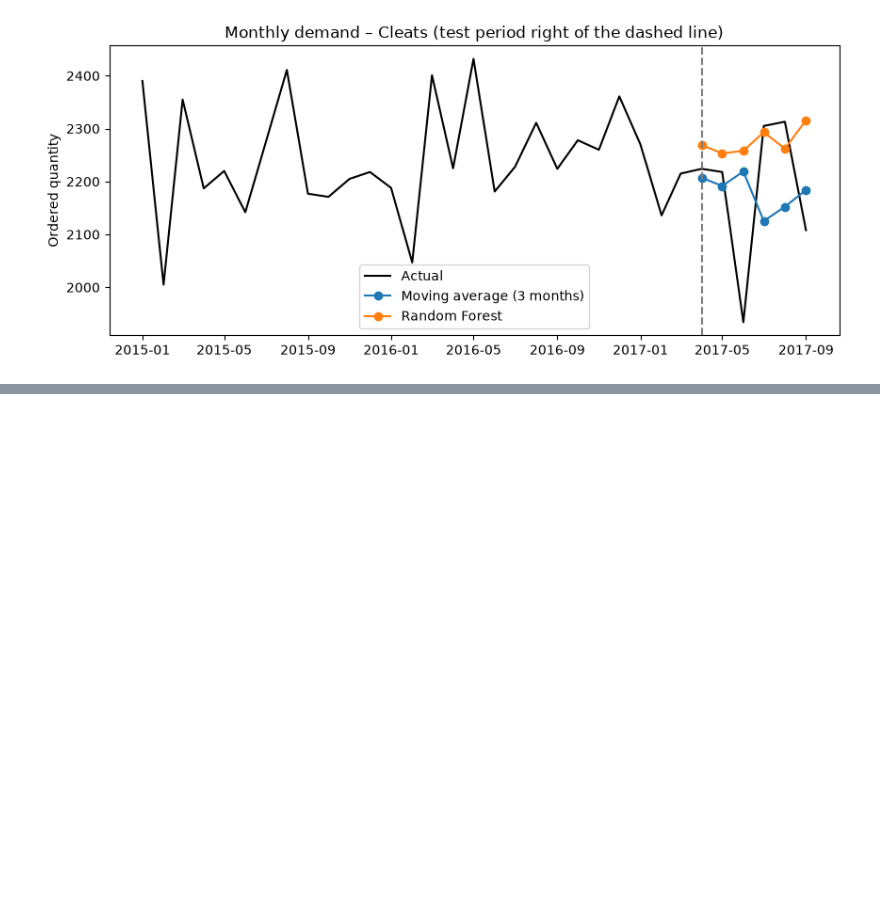
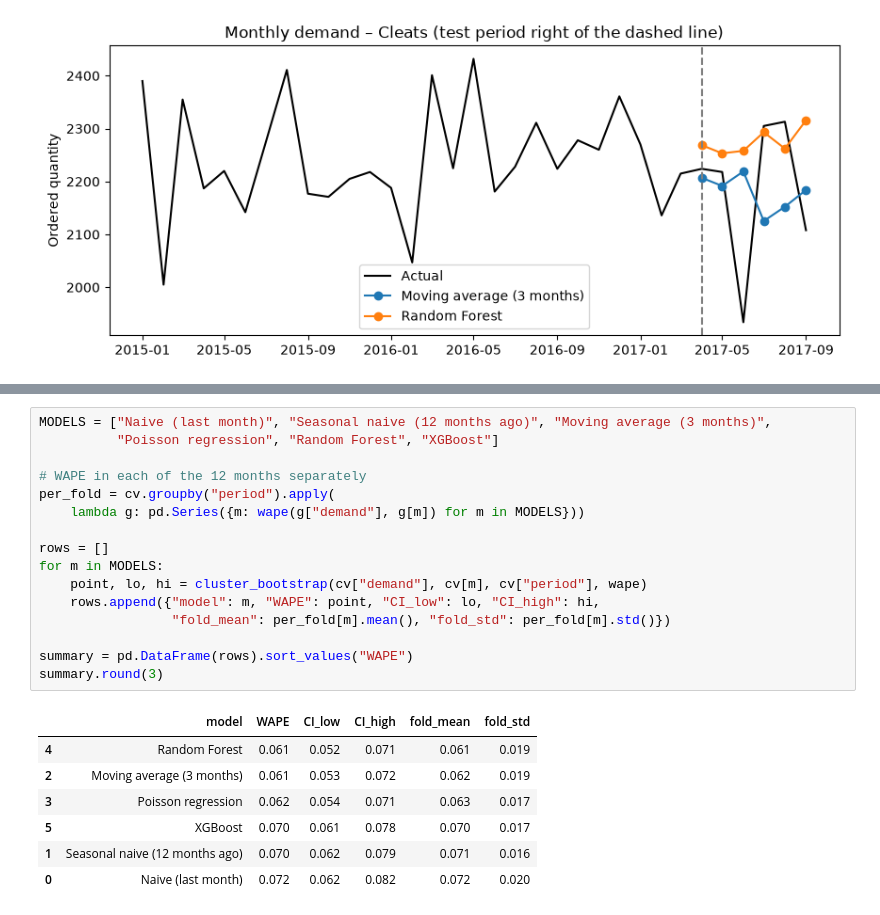
Before and after one commit to FCsabi2002/DSLab1, a Jupyter notebook: notebooks/03_demand_model.ipynb, the cells around one changed output, grey strips where cells are left out. Cells and saved outputs as stored; diff of their text form; blank space fills up the shorter version.

Commit message:
Phase 0.5: rolling-origin validation, bootstrap CIs and significance tests for demand

```diff
--- a/notebooks/03_demand_model.ipynb
+++ b/notebooks/03_demand_model.ipynb
@@ -187,0 +228,24 @@ plt.show()
+# %%
+MODELS = ["Naive (last month)", "Seasonal naive (12 months ago)", "Moving average (3 months)",
+          "Poisson regression", "Random Forest", "XGBoost"]
+
+# WAPE in each of the 12 months separately
+per_fold = cv.groupby("period").apply(
+    lambda g: pd.Series({m: wape(g["demand"], g[m]) for m in MODELS}))
+
+rows = []
+for m in MODELS:
+    point, lo, hi = cluster_bootstrap(cv["demand"], cv[m], cv["period"], wape)
+    rows.append({"model": m, "WAPE": point, "CI_low": lo, "CI_high": hi,
+                 "fold_mean": per_fold[m].mean(), "fold_std": per_fold[m].std()})
+
+summary = pd.DataFrame(rows).sort_values("WAPE")
+summary.round(3)
+# %% [output]
+|  | model | WAPE | CI_low | CI_high | fold_mean | fold_std |
+| 4 | Random Forest | 0.061 | 0.052 | 0.071 | 0.061 | 0.019 |
+| 2 | Moving average (3 months) | 0.061 | 0.053 | 0.072 | 0.062 | 0.019 |
+| 3 | Poisson regression | 0.062 | 0.054 | 0.071 | 0.063 | 0.017 |
+| 5 | XGBoost | 0.070 | 0.061 | 0.078 | 0.070 | 0.017 |
+| 1 | Seasonal naive (12 months ago) | 0.070 | 0.062 | 0.079 | 0.071 | 0.016 |
+| 0 | Naive (last month) | 0.072 | 0.062 | 0.082 | 0.072 | 0.020 |
```
Also changed, not shown: parts of 4 cells of this notebook, 1 other file.
